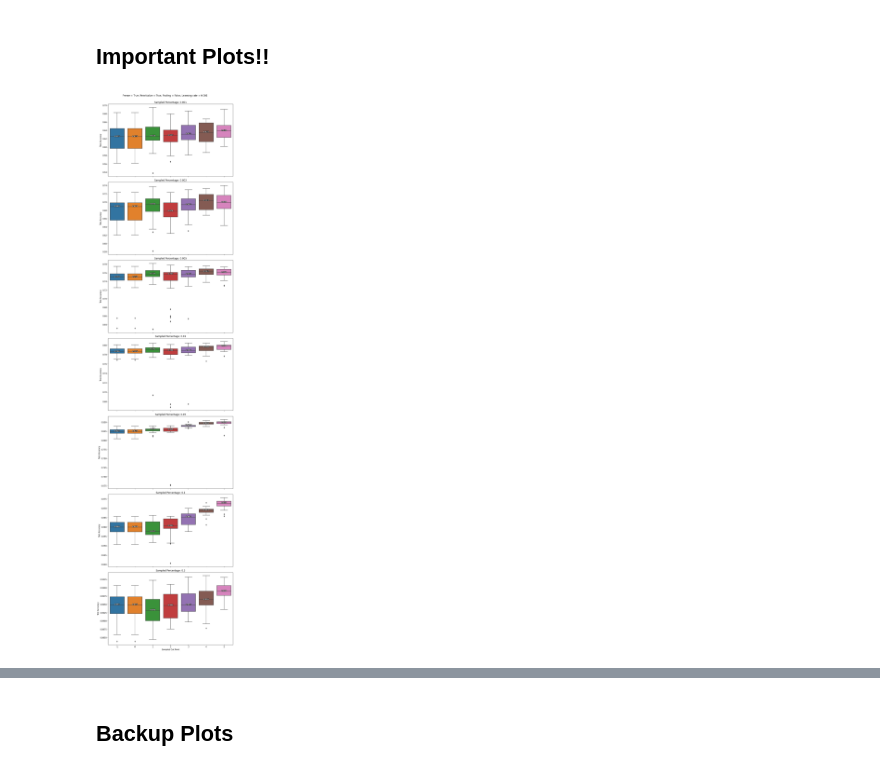
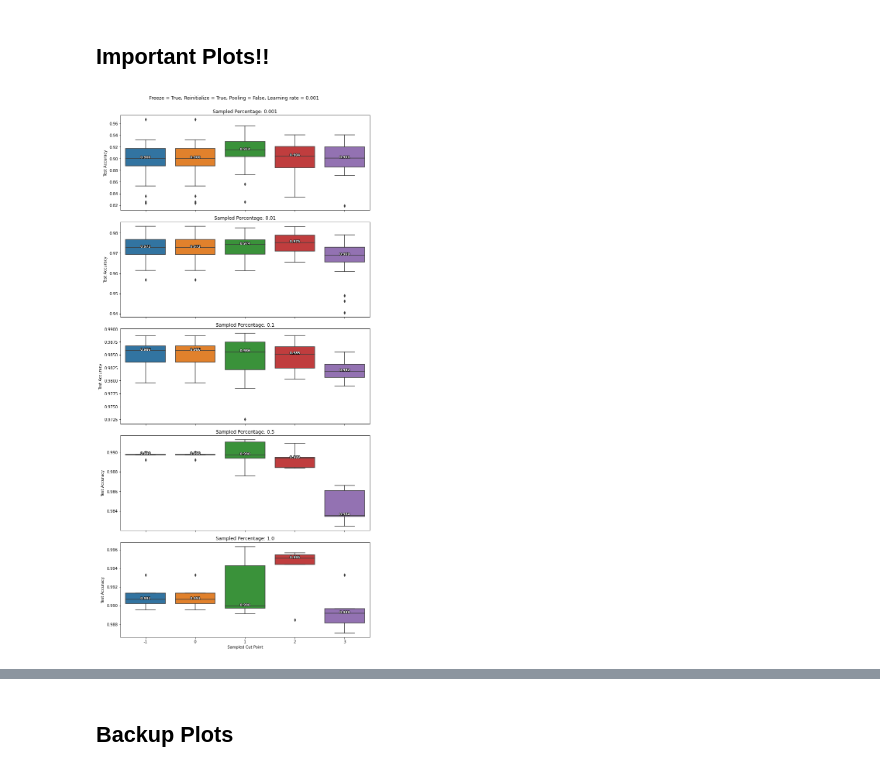
Before and after one commit to tusharmanekar/mp-tl-study, a Jupyter notebook: FashionMNIST/visualizations.ipynb, the cells around one changed output, grey strips where cells are left out. Saved outputs shown, nothing was run; the diff lists cells and outputs as text; code cells hidden in the pictures.

Commit message:
new jsons :)

```diff
--- a/FashionMNIST/visualizations.ipynb
+++ b/FashionMNIST/visualizations.ipynb
@@ -11,12 +11,12 @@ import json, copy
 # OPTION 1: baseline and fine-tuning separate
 
 # load baselines: filename!!
-with open('results_jsons/baselines_freeze_True_pool_False_lr_0.001_MNIST_to_Fashion.json', 'r') as f:
+with open('results_jsons/baselines_freeze_True_pool_False_lr_0.001_random_classes.json', 'r') as f:
     baselines = json.load(f)
 baselines = baselines[1:]
 
 # load results; filename
-with open('results_jsons/results_freeze_True_reinit_False_pool_False_MNIST_to_Fashion.json', 'r') as f:
+with open('results_jsons/results_freeze_True_reinit_True_pool_False_random_classes.json', 'r') as f:
     results = json.load(f)
 
 # Run this if the first element of the results is the PARAMS dict
@@ -84,36 +84,36 @@ unique_percentages = df['Percentage'].unique()
 n_percentages = len(unique_percentages)
 
 # Adjusting the subplot layout for better readability of median values (improving contrast)
-fig, axes = plt.subplots(nrows=n_percentages, ncols=1, figsize=(10, 40), sharex=True)
+fig, axes = plt.subplots(nrows=n_percentages, ncols=1, figsize=(10, 20), sharex=True)
 
 for i, percentage in enumerate(sorted(unique_percentages)):
     # Filtering data for each percentage
     df_subset = df[df['Percentage'] == percentage]
 
     # Creating a boxplot for the current percentage
     sns.boxplot(x='Cut Point', y='Test Accuracy', data=df_subset, ax=axes[i])
     axes[i].set_title(f'Sampled Percentage: {percentage}')
     axes[i].set_xlabel('Sampled Cut Point')
     # axes[i].set_ylim(lim, 1.0)
     # axes[i].set_yscale('log')
 
     if i == n_percentages - 1:
         axes[i].set_xlabel('Sampled Cut Point')
     else:
         axes[i].set_xlabel('')
     axes[i].set_ylabel('Test Accuracy')
 
     # Annotating each boxplot with the median value and adjusting for better contrast
     medians = df_subset.groupby(['Cut Point'])['Test Accuracy'].median().sort_index()
     for j, median in enumerate(medians):
         text = axes[i].text(j, median, f'{median:.3f}',
                             horizontalalignment='center', size='small', color='white', weight='semibold')
         text.set_path_effects([patheffects.withStroke(linewidth=2, foreground="black")])
 st = fig.suptitle(f'Freeze = {params["freeze"]}, Reinitialize = {params["reinit"]}, Pooling = {params["use_pooling"]}, Learning rate = {params["lr_fine_tune"]}')
 
 st.set_y(1.0)
 fig.subplots_adjust(top=0.85)
 plt.tight_layout()
 plt.show()
 # %% [output]
-[figure, old version]
+[figure, new version]
```
Also changed, not shown: parts of 4 cells of this notebook, 10 other files.
